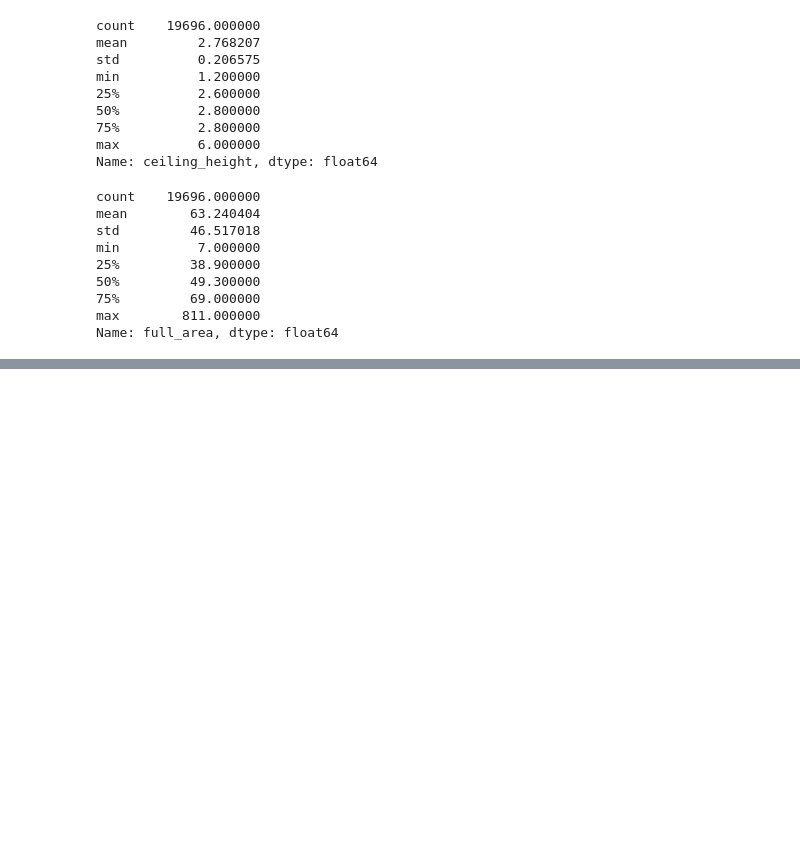
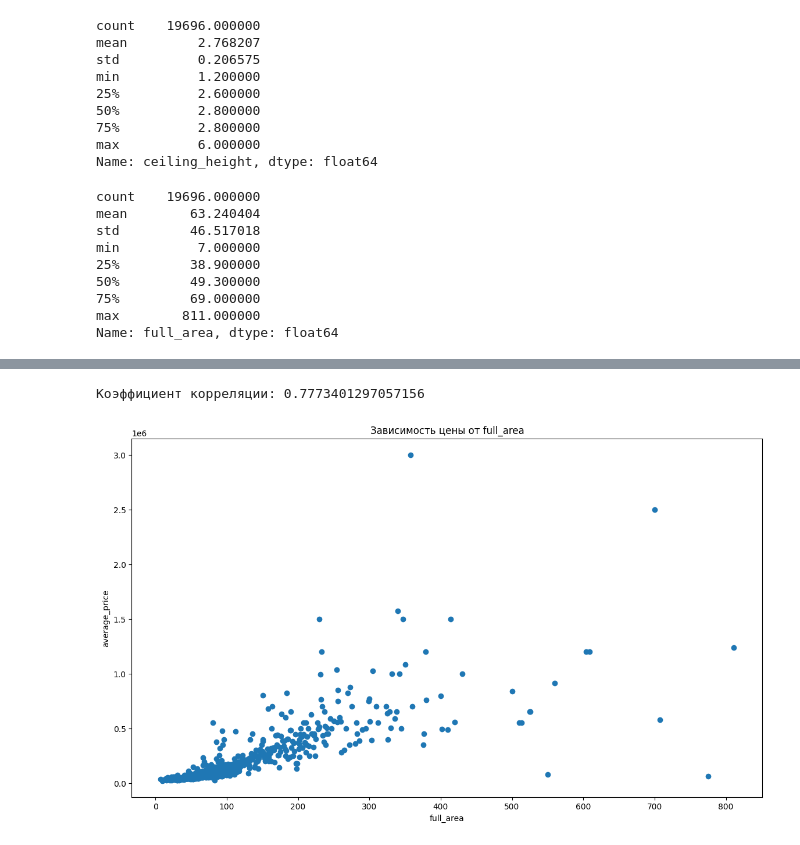
Before and after one commit to romnatall/real_estate_EDA, a Jupyter notebook: preprocessing.ipynb, the cells around one changed output, grey strips where cells are left out. Cells and saved outputs as stored; diff of their text form; code cells hidden in the pictures; blank space fills up the shorter version.

```diff
--- a/preprocessing.ipynb
+++ b/preprocessing.ipynb
@@ -426,0 +583,7 @@ data_new
+# %%
+# Создаем новый столбец 'kremlin_proximity', в котором значения получены с использованием функции haversine_distance
+# для расчета расстояния от каждой точки до Кремля (координаты 37.617734, 55.751999)
+data_new['kremlin_proximity'] = data_new.apply(lambda row: (dataparser.haversine_distance(row['coord_y'], row['coord_x'], 37.617734, 55.751999)), axis=1)
+
+# Выводим DataFrame data_new с новым столбцом 'kremlin_proximity'
+data_new
@@ -426,0 +604,8 @@ data_new
+# %%
+# Вставляем новый столбец 'steals' с данными из столбца 'price' в конец для удобства
+data_new.insert(len(data_new.columns), 'steals', data_new['price'])
+
+
+data_new = data_new.drop('price', axis=1)
+data_new = data_new.rename({'steals': 'price'}, axis=1)
+data_new
@@ -426,0 +626,24 @@ data_new
+# %%
+# Группируем данные по 'full_area' и вычисляем среднюю цену для каждой категории
+mean_prices = data_new.groupby('full_area')['price'].mean()
+
+# Создаем списки категорий критерия и значений средней цены
+categories = mean_prices.index.tolist()
+prices = mean_prices.values.tolist()
+
+# Построение scatter plot
+plt.subplots(figsize=(14, 8))
+plt.scatter(categories, prices)
+plt.xlabel('full_area')
+plt.ylabel('average_price')
+plt.title('Зависимость цены от full_area')
+
+# Коэффициент корреляции для критерия 'full_area'
+correlation = data_new['price'].corr(data_new['full_area'])
+print(f"Коэффициент корреляции: {correlation}")
+
+# Отображение графика
+plt.show()
+# %% [output]
+Коэффициент корреляции: 0.7773401297057156
+[figure, added]
```
Also changed, not shown: parts of 40 cells of this notebook, 3 other files.
